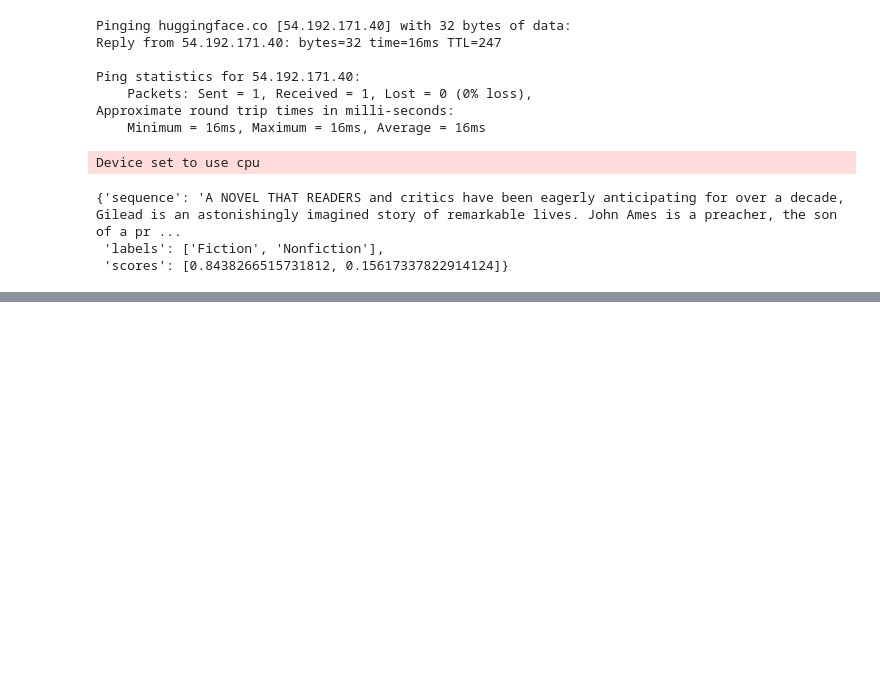
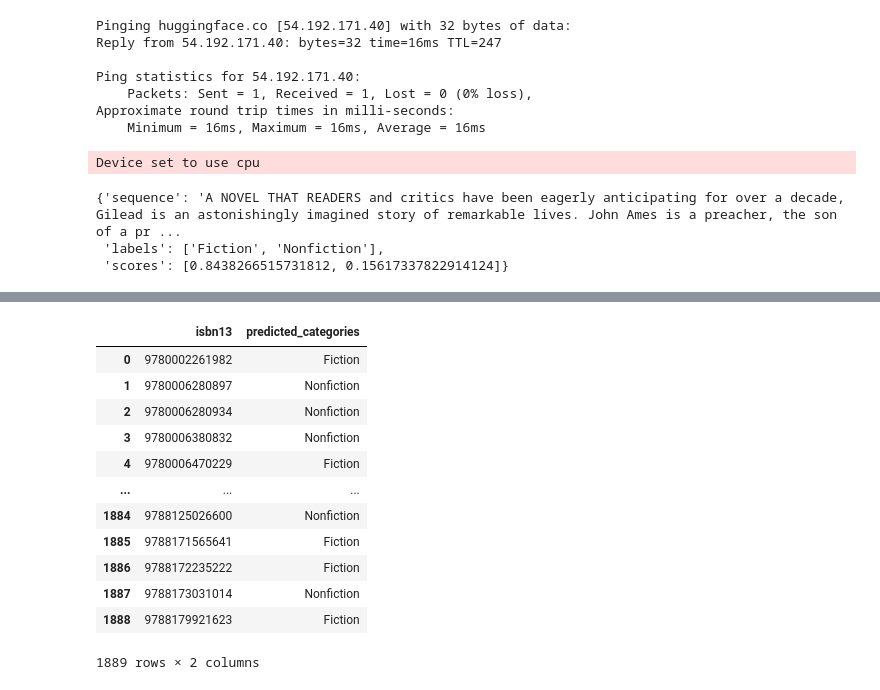
Before and after one commit to AnushkaPhogat16/smartBookRecommender, a Jupyter notebook: vector_search.ipynb, the cells around one changed output, grey strips where cells are left out. Cells and saved outputs as stored; diff of their text form; code cells hidden in the pictures; blank space fills up the shorter version.

```diff
--- a/vector_search.ipynb
+++ b/vector_search.ipynb
@@ -287,0 +356,16 @@ pipe(sequence, fiction_categories)
+# %%
+missing_predicted_df
+# %% [output]
+|  | isbn13 | predicted_categories |
+| 0 | 9780002261982 | Fiction |
+| 1 | 9780006280897 | Nonfiction |
+| 2 | 9780006280934 | Nonfiction |
+| 3 | 9780006380832 | Nonfiction |
+| 4 | 9780006470229 | Fiction |
+| ... | ... | ... |
+| 1884 | 9788125026600 | Nonfiction |
+| 1885 | 9788171565641 | Fiction |
+| 1886 | 9788172235222 | Fiction |
+| 1887 | 9788173031014 | Nonfiction |
+| 1888 | 9788179921623 | Fiction |
+1889 rows × 2 columns
```
Also changed, not shown: parts of 15 cells of this notebook, 1 other file.
